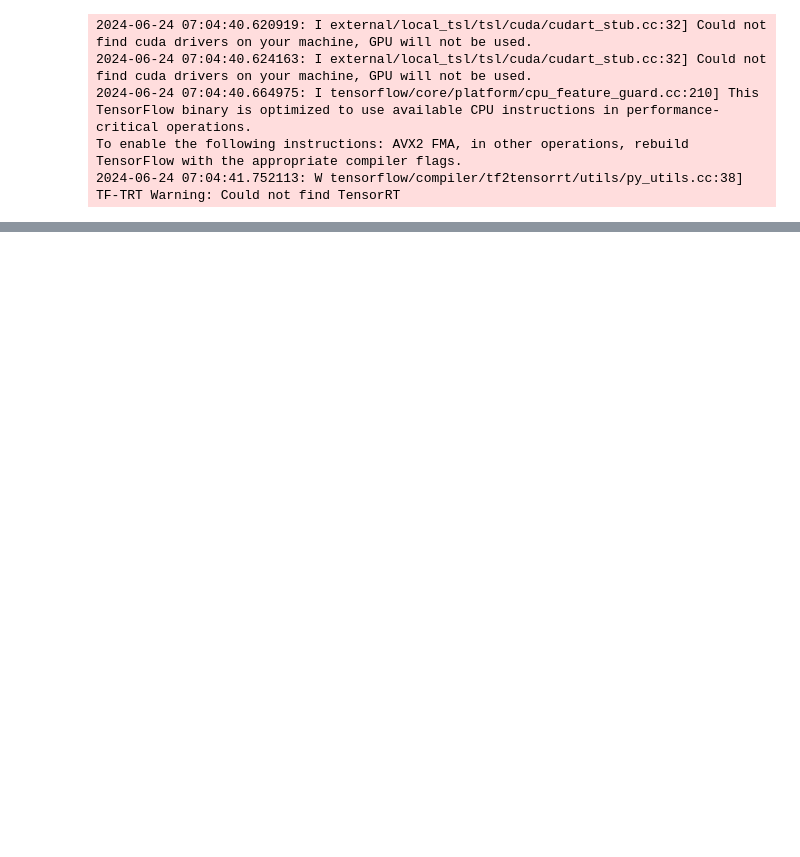
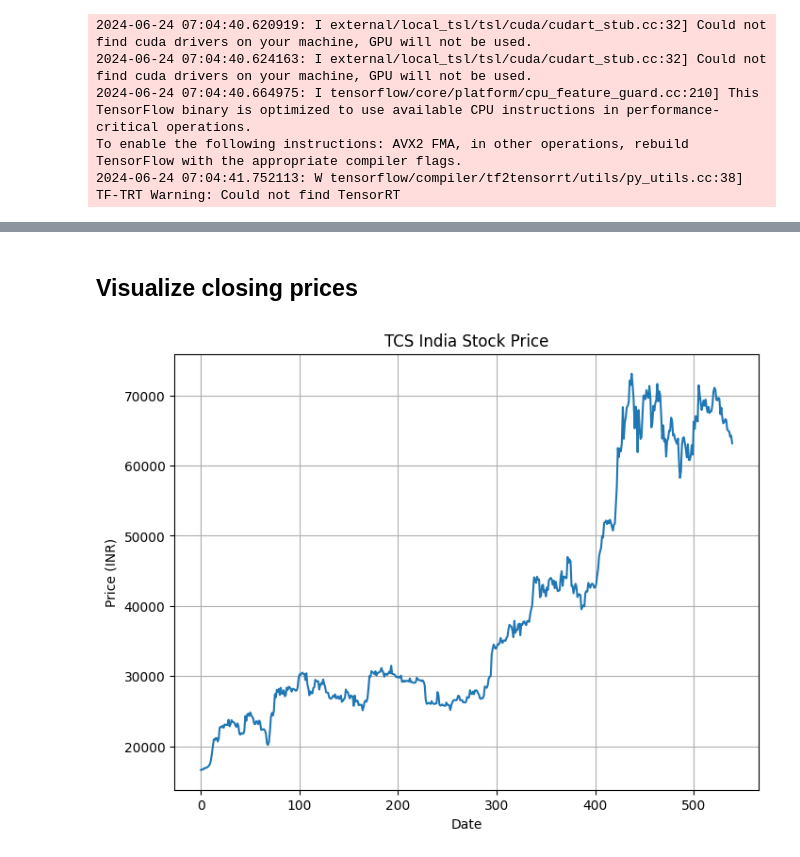
Before and after one commit to GilbertTcheugoue/Backtesting-Infrastructure-CryptoTrading, a Jupyter notebook: notebooks/LSTM_model.ipynb, the cells around one changed output, grey strips where cells are left out. Saved outputs shown, nothing was run; the diff lists cells and outputs as text; code cells hidden in the pictures; blank space fills up the shorter version.

Commit message:
visualize

```diff
--- a/notebooks/LSTM_model.ipynb
+++ b/notebooks/LSTM_model.ipynb
@@ -36,0 +37,3 @@ df.head()
+# %%
+df = df.drop(['Date', 'Adj Close'], axis = 1)
+df.head()
@@ -36,0 +47,12 @@ df.head()
+# %% [markdown]
+## Visualize closing prices
+# %%
+plt.figure(figsize=(8, 6))
+plt.plot(df['Close'])
+plt.title("TCS India Stock Price")
+plt.xlabel("Date")
+plt.ylabel("Price (INR)")
+plt.grid(True)
+plt.show()
+# %% [output]
+[figure, added]
```
Also changed, not shown: parts of 2 cells of this notebook.
